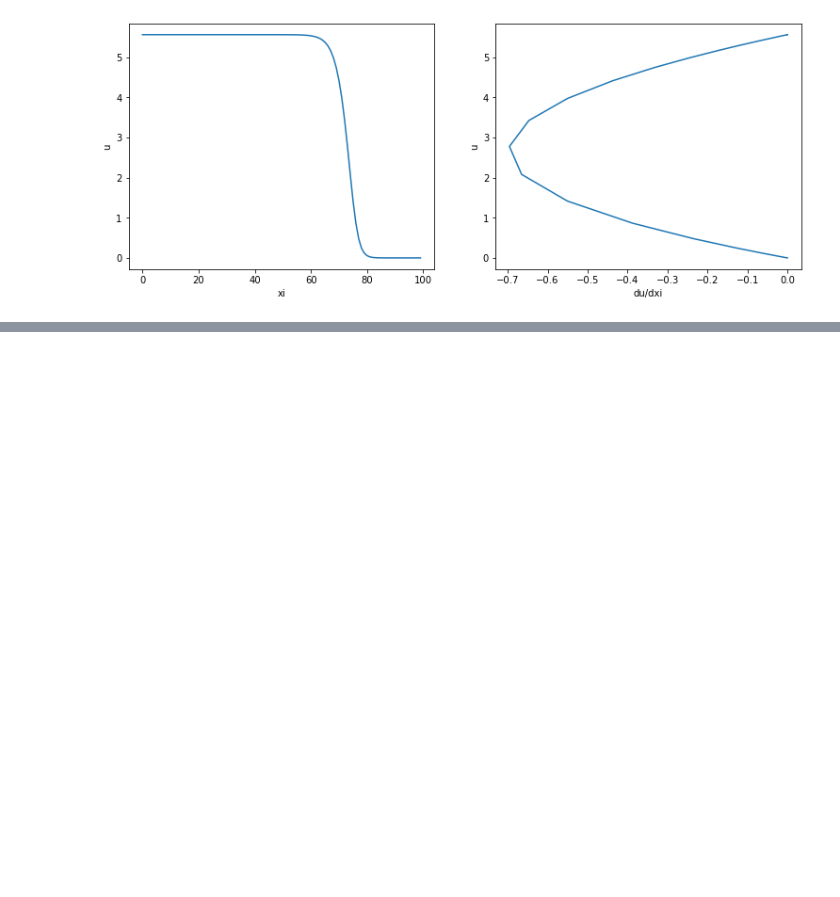
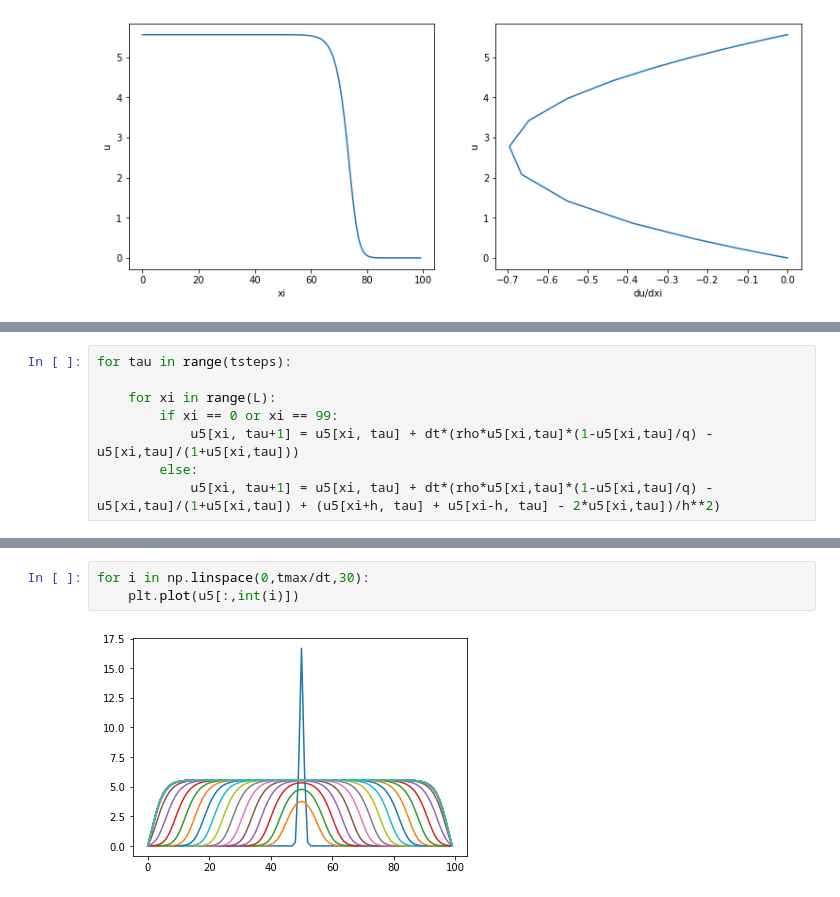
Before and after one commit to AxelEiman/CompBio, a Jupyter notebook: Hw2.1.ipynb, the cells around one changed output, grey strips where cells are left out. Saved outputs shown, nothing was run; the diff lists cells and outputs as text; blank space fills up the shorter version.

```diff
--- a/Hw2.1.ipynb
+++ b/Hw2.1.ipynb
@@ -133,0 +152,8 @@ print(10/((np.argmax(u3[70,:]>2)-np.argmax(u3[60,:]>2))*dt))
+# %%
+for tau in range(tsteps):
+
+    for xi in range(L):
+        if xi == 0 or xi == 99:
+            u5[xi, tau+1] = u5[xi, tau] + dt*(rho*u5[xi,tau]*(1-u5[xi,tau]/q) - u5[xi,tau]/(1+u5[xi,tau]))
+        else:
+            u5[xi, tau+1] = u5[xi, tau] + dt*(rho*u5[xi,tau]*(1-u5[xi,tau]/q) - u5[xi,tau]/(1+u5[xi,tau]) + (u5[xi+h, tau] + u5[xi-h, tau] - 2*u5[xi,tau])/h**2)
@@ -133,0 +165,5 @@ print(10/((np.argmax(u3[70,:]>2)-np.argmax(u3[60,:]>2))*dt))
+# %%
+for i in np.linspace(0,tmax/dt,30):
+    plt.plot(u5[:,int(i)])
+# %% [output]
+[figure, added]
```
Also changed, not shown: parts of 4 cells of this notebook, 3 other files.
